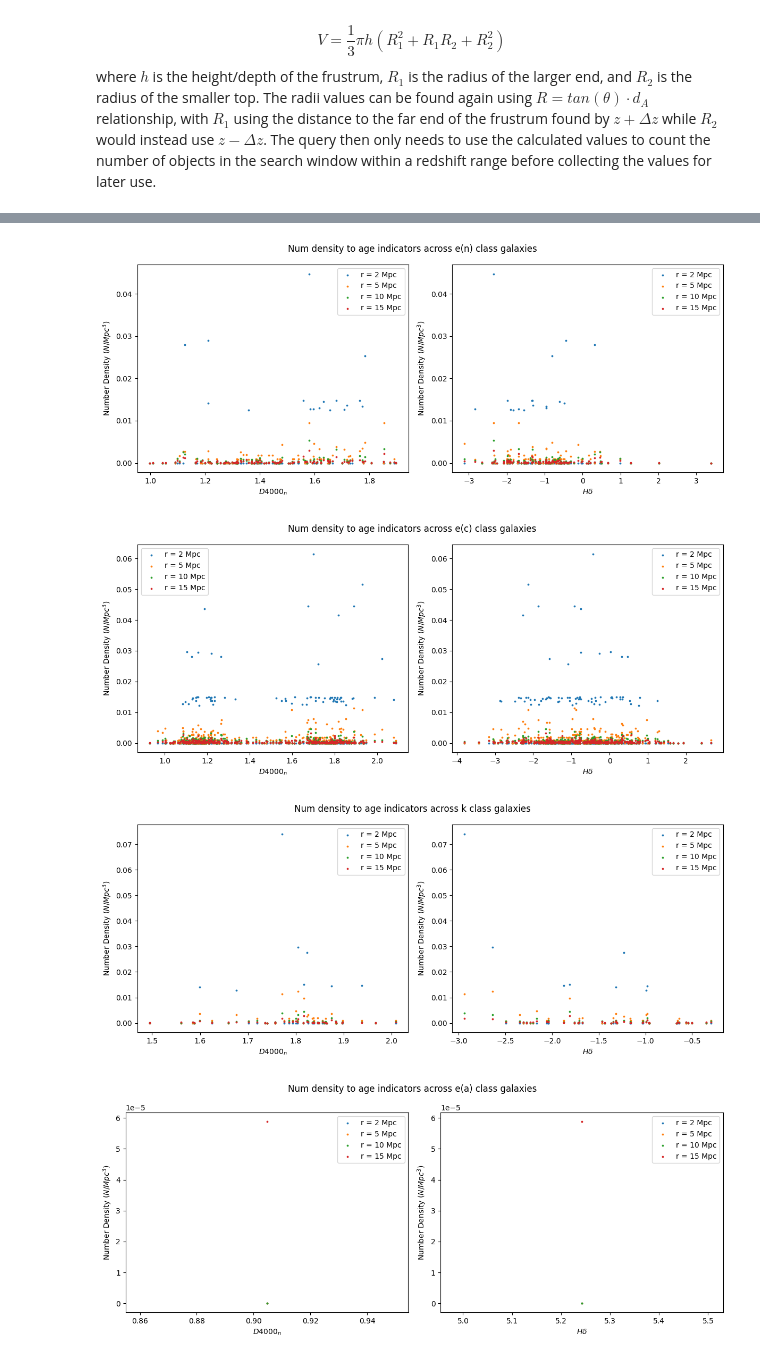
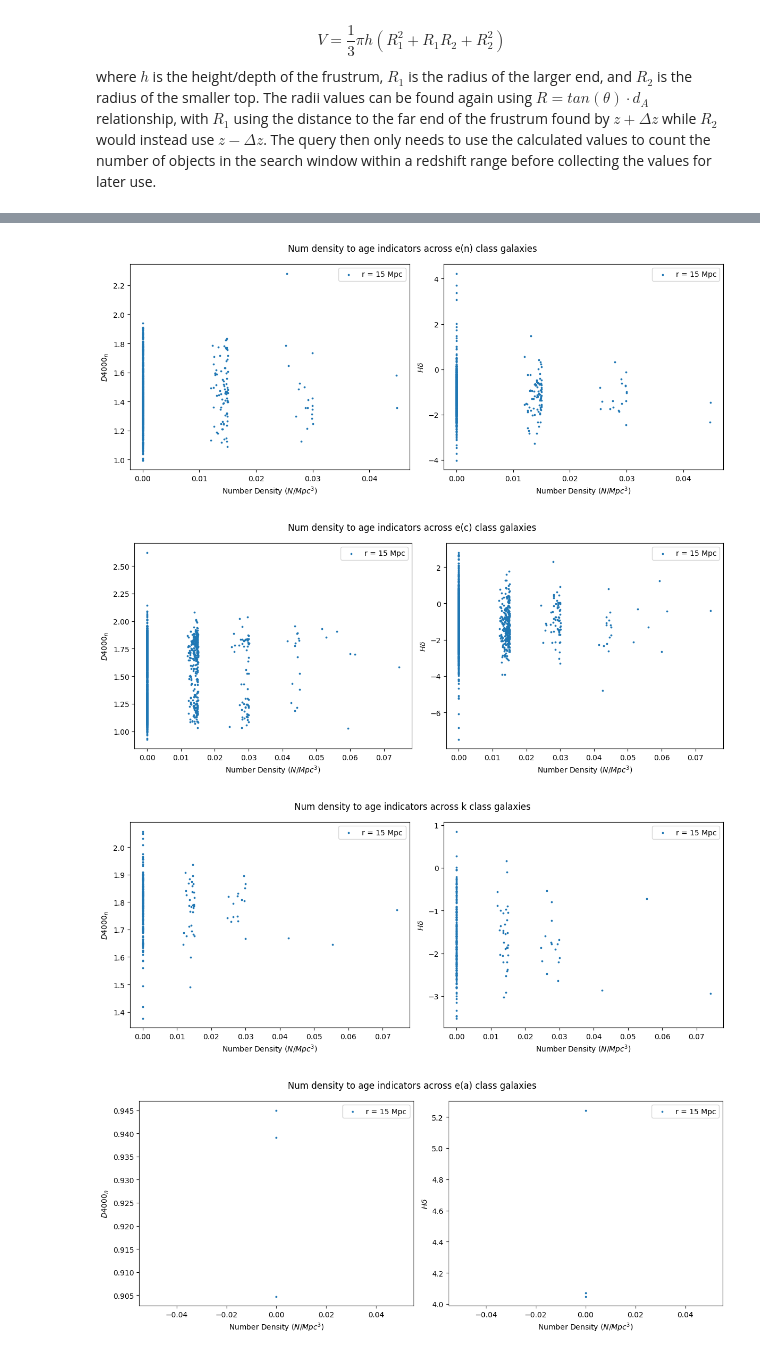
Before and after one commit to maraMaraschino/capstone-project, a Jupyter notebook: timescapes-notebook.ipynb, the cells around one changed output, grey strips where cells are left out. Saved outputs shown, nothing was run; the diff lists cells and outputs as text; code cells hidden in the pictures.

```diff
--- a/timescapes-notebook.ipynb
+++ b/timescapes-notebook.ipynb
@@ -690,7 +690,7 @@ def collect_values(files):
     return result
 
 files = sorted(Path('FITS').iterdir())
-job1 = files[0:5]
+job1 = files[0:5000]
 result = collect_values(job1)
 # %%
 # Saving the data to avoid running above cell multiple times
@@ -872,41 +872,41 @@ def plot_age_indicators_and_num_density_by_type(dict_key, result, radii=[2, 5, 1
     """
     class_or_shape_dict = result[dict_key]
     for galaxy_type, data in class_or_shape_dict.items():
         if '?' in galaxy_type:
             continue
         fig, (ax1, ax2) = plt.subplots(1, 2, figsize=(12, 5), sharex=False)
         for i, radius in enumerate(radii):
             # Flatten spectrum values into lists
             D4000n_vals  = []
             h_delta_vals = []
             oii_vals     = []
             dens_vals    = []
             for galaxy in data:
                 dens_vals.append(galaxy['densities'][i])
                 D4000n_vals.append(galaxy['D4000n'])
                 h_delta_vals.append(galaxy['h_delta_EW'])
                 oii_vals.append(galaxy['oii_EW'])
 
             dens_vals = np.array(dens_vals)
             D4000n_vals = np.array(D4000n_vals)
 
             # Create plots
-            ax1.scatter(D4000n_vals, dens_vals,label=f'r = {radius} Mpc', s=3)#, marker='x')
-            ax2.scatter(h_delta_vals, dens_vals, label=f'r = {radius} Mpc', s=3)#, marker='x')
-        ax1.set_ylabel(r'Number Density ($N/Mpc^3$)')
-        ax1.set_xlabel(r'$D4000_n$')
+            ax1.scatter(dens_vals, D4000n_vals, label=f'r = {radius} Mpc', s=3)#, marker='x')
+            ax2.scatter(dens_vals, h_delta_vals, label=f'r = {radius} Mpc', s=3)#, marker='x')
+        ax1.set_xlabel(r'Number Density ($N/Mpc^3$)')
+        ax1.set_ylabel(r'$D4000_n$')
         ax1.legend()
 
-        ax2.set_ylabel(r'Number Density ($N/Mpc^3$)')
-        ax2.set_xlabel(r'$H\delta$')
+        ax2.set_xlabel(r'Number Density ($N/Mpc^3$)')
+        ax2.set_ylabel(r'$H\delta$')
         ax2.legend()
         fig.suptitle(f'Num density to age indicators across {galaxy_type} {dict_key[:-5]} galaxies')
         fig.tight_layout()
         plt.show()
 
-plot_age_indicators_and_num_density_by_type('class_dict', result, radii=[2, 5, 10, 15])
+plot_age_indicators_and_num_density_by_type('class_dict', result, radii=[15])
 # %% [output]
-[figure, old version]
+[figure, new version]
-[figure, old version]
+[figure, new version]
-[figure, old version]
+[figure, new version]
-[figure, old version]
+[figure, new version]
```
Also changed, not shown: parts of 3 cells of this notebook, 1 other file.
